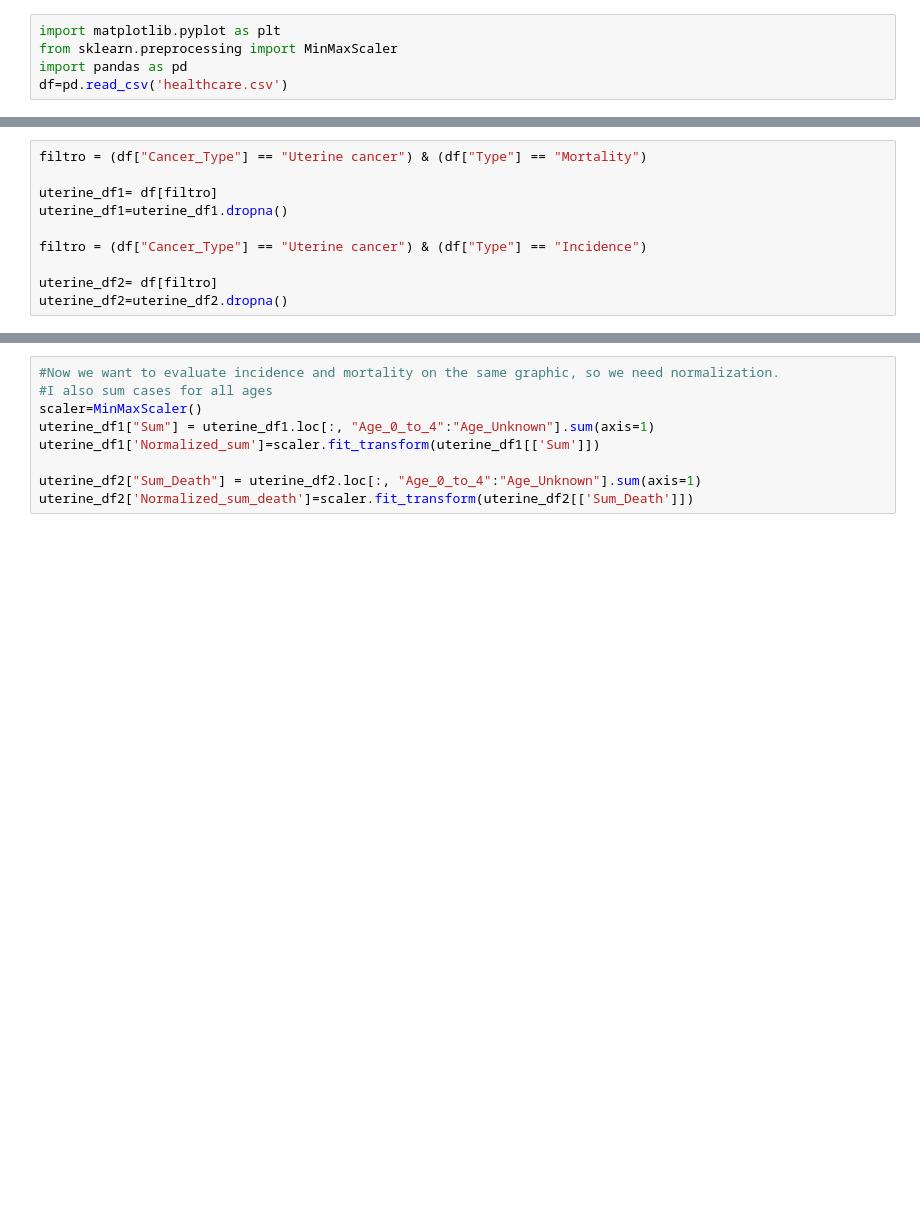
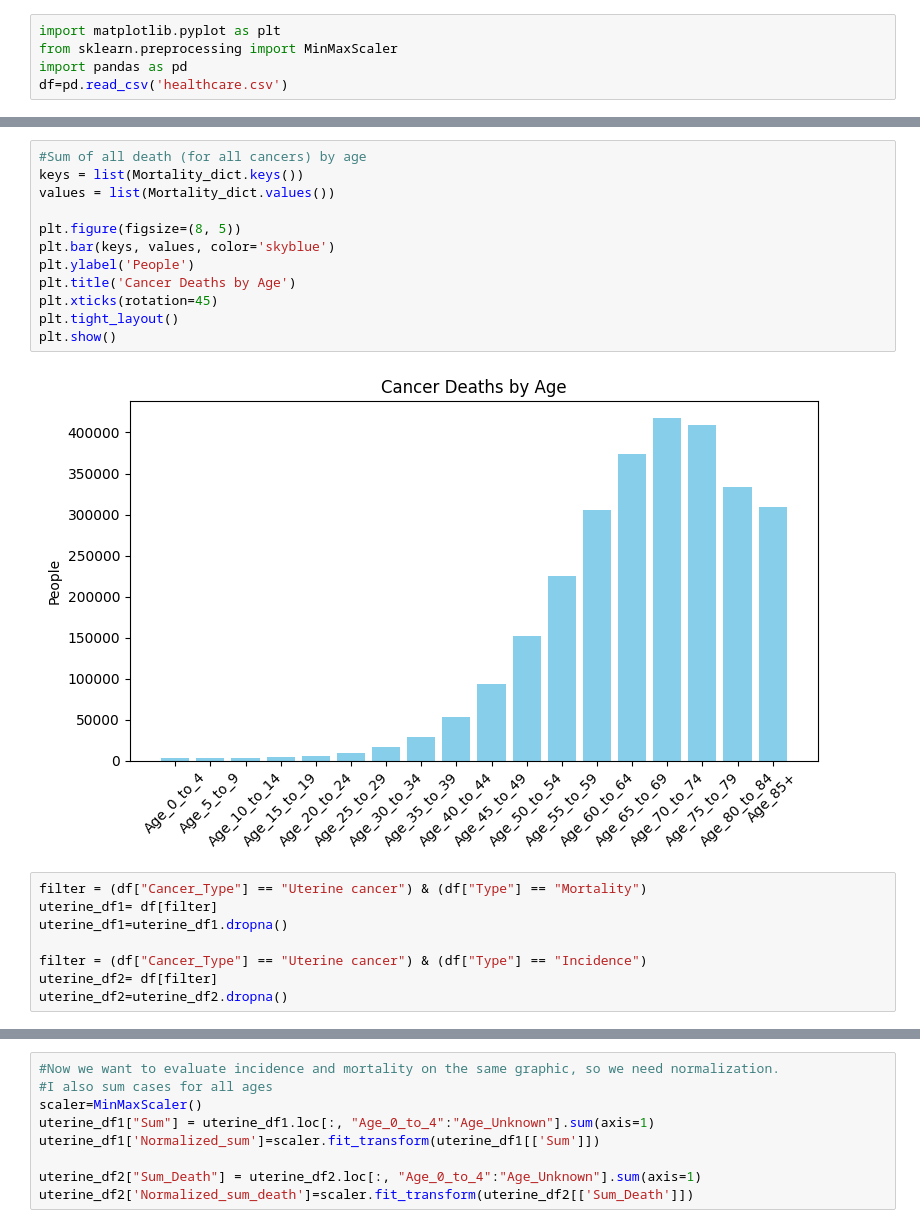
Before and after one commit to ChristianChimi/Australian-HealthCare-Cancer, a Jupyter notebook: Australian_Cancer_Health.ipynb, the cells around one changed output, grey strips where cells are left out. Cells and saved outputs as stored; diff of their text form; blank space fills up the shorter version.

```diff
--- a/Australian_Cancer_Health.ipynb
+++ b/Australian_Cancer_Health.ipynb
@@ -23,11 +40,23 @@ df.dropna()
+# %%
+#Sum of all death (for all cancers) by age
+keys = list(Mortality_dict.keys())
+values = list(Mortality_dict.values())
+
+plt.figure(figsize=(8, 5))
+plt.bar(keys, values, color='skyblue')
+plt.ylabel('People')
+plt.title('Cancer Deaths by Age')
+plt.xticks(rotation=45)
+plt.tight_layout()
+plt.show()
+# %% [output]
+[figure, added]
 # %%
-filtro = (df["Cancer_Type"] == "Uterine cancer") & (df["Type"] == "Mortality")
-
-uterine_df1= df[filtro]
+filter = (df["Cancer_Type"] == "Uterine cancer") & (df["Type"] == "Mortality")
+uterine_df1= df[filter]
 uterine_df1=uterine_df1.dropna()
 
-filtro = (df["Cancer_Type"] == "Uterine cancer") & (df["Type"] == "Incidence")
-
-uterine_df2= df[filtro]
+filter = (df["Cancer_Type"] == "Uterine cancer") & (df["Type"] == "Incidence")
+uterine_df2= df[filter]
 uterine_df2=uterine_df2.dropna()
 # %%
```
Also changed, not shown: parts of 10 cells of this notebook.
